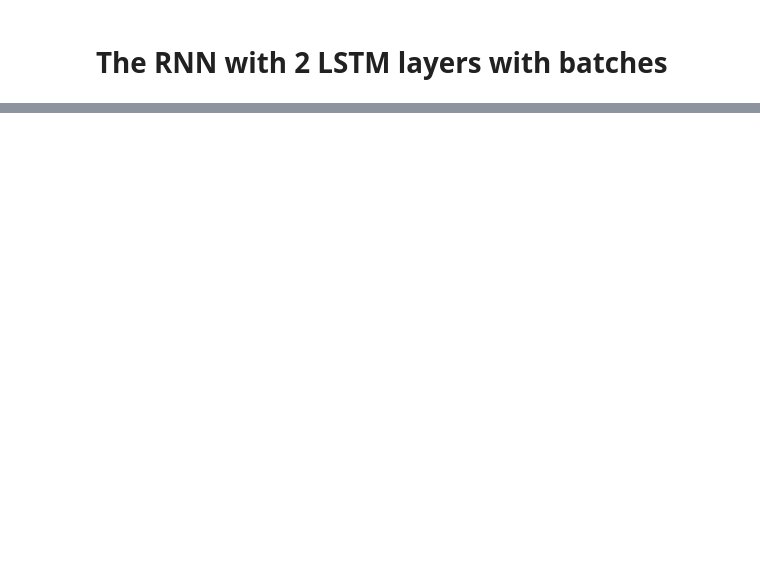
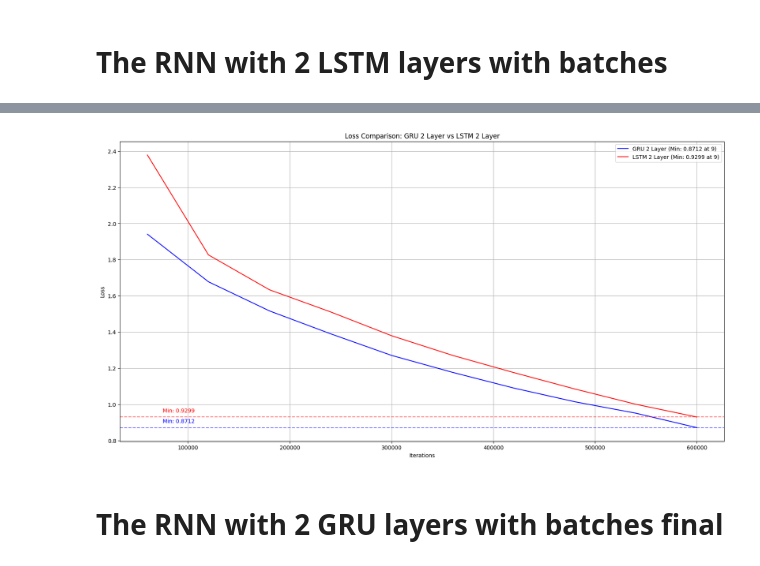
Before and after one commit to AlexBorealis/netology_dll_hw, a Jupyter notebook: kozlov_hw_6_dll.ipynb, the cells around one changed output, grey strips where cells are left out. Cells and saved outputs as stored; diff of their text form; code cells hidden in the pictures; blank space fills up the shorter version.

```diff
--- a/kozlov_hw_6_dll.ipynb
+++ b/kozlov_hw_6_dll.ipynb
@@ -572,0 +645,5 @@ evaluateRandomly(encoder4, decoder4, n=20)
+# %%
+df_with_batches = pd.read_csv('losses_GRU_2_layer_with_batches.csv').loc[:, ['iterations', 'losses']]\
+    .merge(pd.read_csv('losses_LSTM_2_layer_with_batches.csv').loc[:, ['iterations', 'losses']],
+          on='iterations', suffixes=('_gru_2_layer_with_batches', '_lstm_2_layer_with_batches'))
+df_with_batches
@@ -572,0 +662,37 @@ evaluateRandomly(encoder4, decoder4, n=20)
+# %%
+plt.figure(figsize=(20, 10))
+plt.plot(
+    df_with_batches['iterations'], df_with_batches['losses_gru_2_layer_with_batches'],
+    label=f'GRU 2 Layer (Min: {min(df_with_batches['losses_gru_2_layer_with_batches']):.4f} at {df_with_batches['losses_gru_2_layer_with_batches'].idxmin()})',
+    color='blue'
+)
+plt.plot(
+    df_with_batches['iterations'], df_with_batches['losses_lstm_2_layer_with_batches'],
+    label=f'LSTM 2 Layer (Min: {min(df_with_batches['losses_lstm_2_layer_with_batches']):.4f} at {df_with_batches['losses_lstm_2_layer_with_batches'].idxmin()})',
+    color='red'
+)
+
+plt.axhline(y=min(df_with_batches['losses_gru_2_layer_with_batches']), color='blue', linestyle='--', alpha=0.5)
+plt.axhline(y=min(df_with_batches['losses_lstm_2_layer_with_batches']), color='red', linestyle='--', alpha=0.5)
+
+plt.text(
+    75000, min(df_with_batches['losses_gru_2_layer_with_batches']) + 0.02,
+    f'Min: {min(df_with_batches['losses_gru_2_layer_with_batches']):.4f}',
+    color='blue', ha='left', va='bottom'
+)
+plt.text(
+    75000, min(df_with_batches['losses_lstm_2_layer_with_batches']) + 0.02,
+    f'Min: {min(df_with_batches['losses_lstm_2_layer_with_batches']):.4f}',
+    color='red', ha='left', va='bottom'
+)
+
+plt.xlabel('Iterations')
+plt.ylabel('Loss')
+plt.title('Loss Comparison: GRU 2 Layer vs LSTM 2 Layer')
+plt.legend()
+plt.grid(True)
+plt.show()
+# %% [output]
+[figure, added]
+# %% [markdown]
+# **The RNN with 2 GRU layers with batches final**
```
Also changed, not shown: parts of 29 cells of this notebook.
